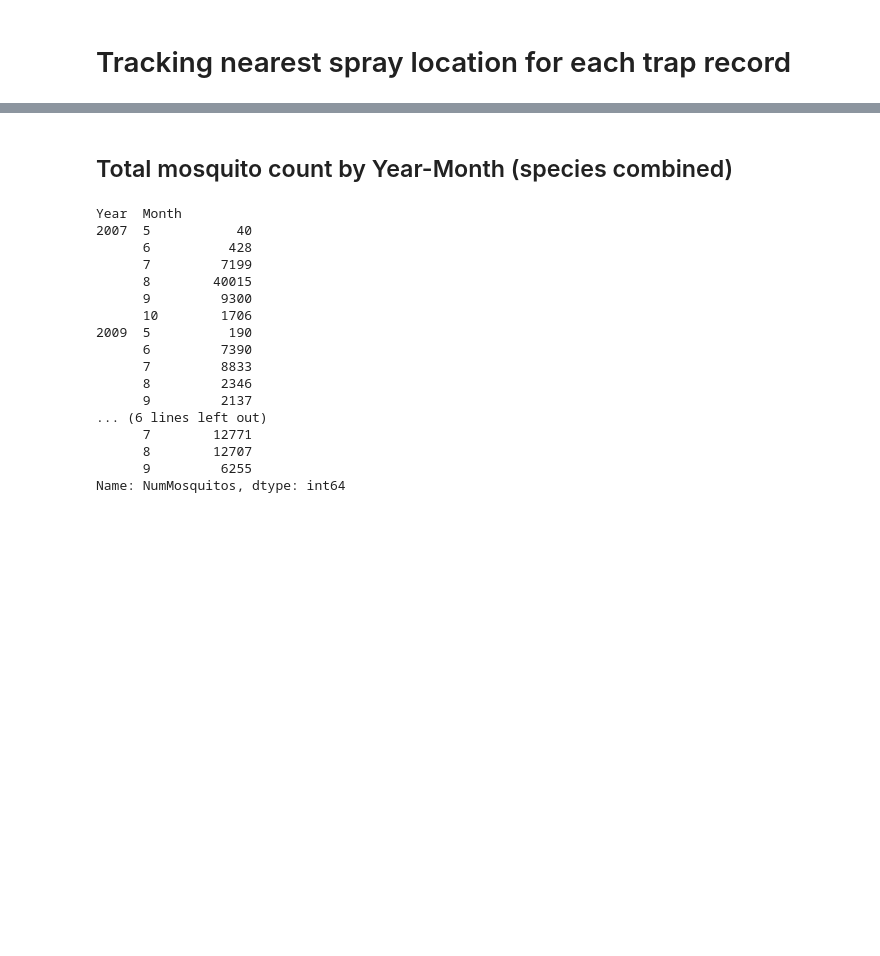
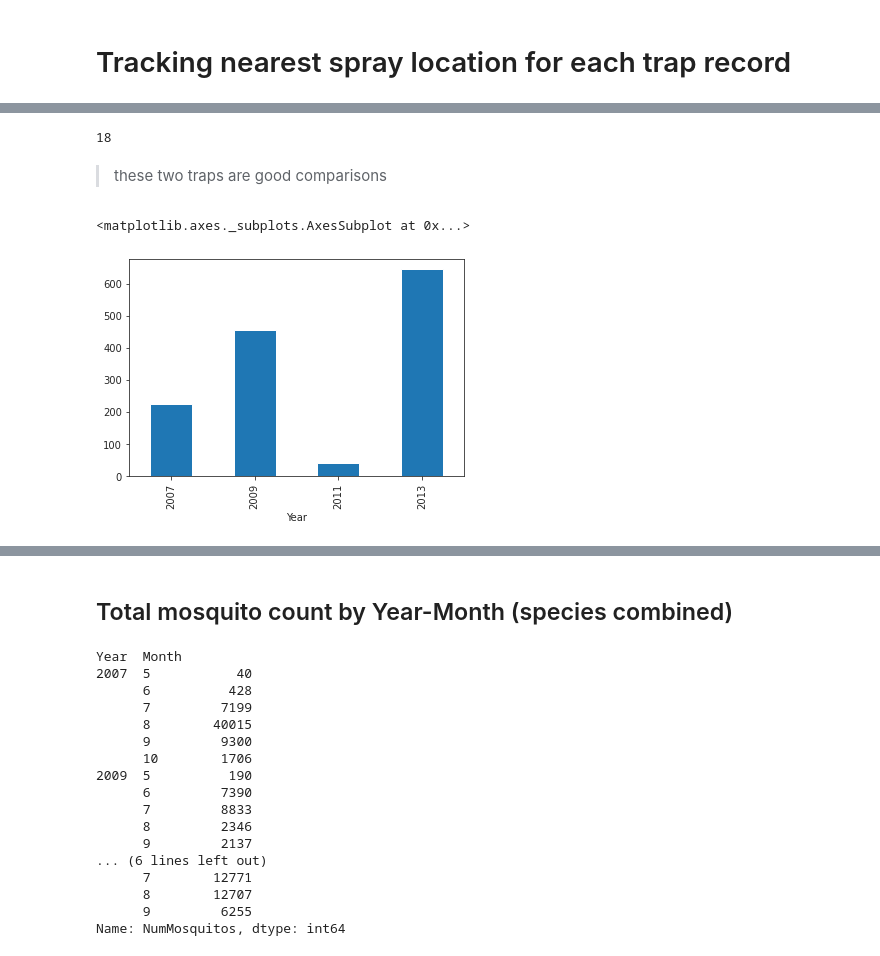
Before and after one commit to henrioei/Binary-Classification-on-West-Nile-Virus, a Jupyter notebook: 1_eda.ipynb, the cells around one changed output, grey strips where cells are left out. Cells and saved outputs as stored; diff of their text form; code cells hidden in the pictures; blank space fills up the shorter version.

```diff
--- a/1_eda.ipynb
+++ b/1_eda.ipynb
@@ -516,0 +625,11 @@ df_train.to_csv('df_train_dist.csv',index=False)
+# %%
+len(df_compare[df_compare.Trap=='T135'].groupby(['YearMonth','sprayed']).NumMosquitos.sum())
+# %% [output]
+18
+# %% [markdown]
+> these two traps are good comparisons
+# %%
+df_compare[df_compare.Trap=='T159'].groupby('Year').NumMosquitos.sum().plot(kind='bar')
+# %% [output]
+<matplotlib.axes._subplots.AxesSubplot at 0x...>
+[figure, added]
```
Also changed, not shown: parts of 25 cells of this notebook.
